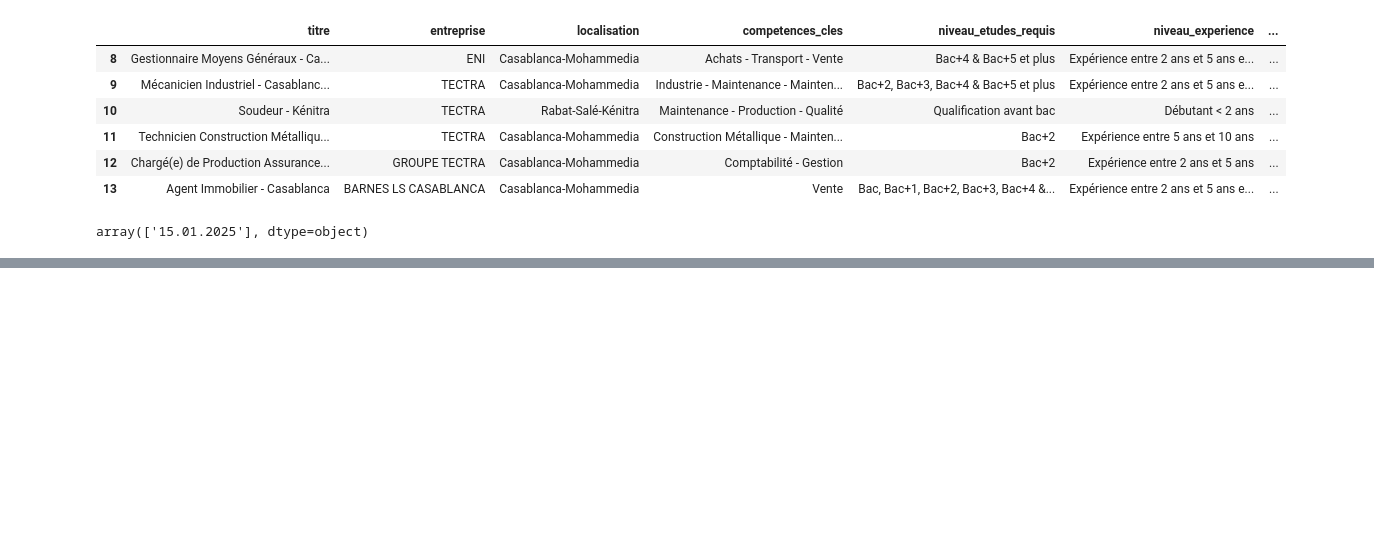
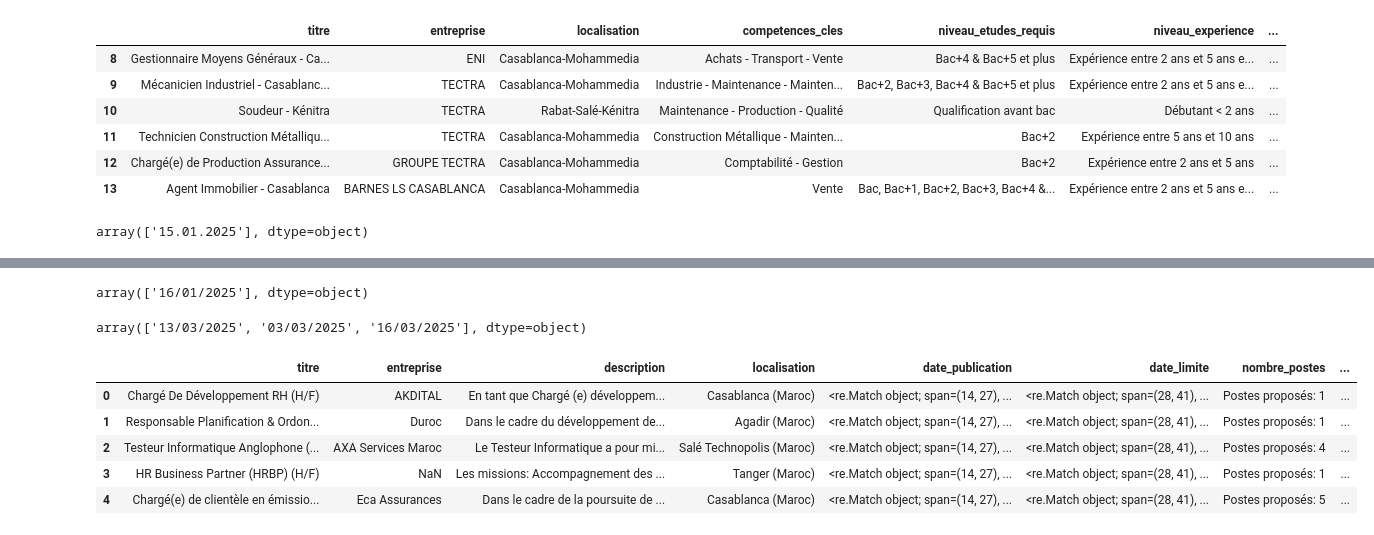
Before and after one commit to abdeladime2003/Job_Recommendation, a Jupyter notebook: tets1.ipynb, the cells around one changed output, grey strips where cells are left out. Cells and saved outputs as stored; diff of their text form; code cells hidden in the pictures; blank space fills up the shorter version.

```diff
--- a/tets1.ipynb
+++ b/tets1.ipynb
@@ -182,0 +286,19 @@ array(['15.01.2025'], dtype=object)
+# %%
+df11["date_publication"].unique()
+# %% [output]
+array(['16/01/2025'], dtype=object)
+# %%
+df11["date_limite"].unique()
+# %% [output]
+array(['13/03/2025', '03/03/2025', '16/03/2025'], dtype=object)
+# %%
+df12=pd.read_csv(r"C:\Users\LENOVO\Desktop\project_job\offres_rekrute.csv")
+# %%
+df12.head()
+# %% [output]
+|  | titre | entreprise | description | localisation | date_publication | date_limite | nombre_postes | ... |
+| 0 | Chargé De Développement RH (H/F) | AKDITAL | En tant que Chargé (e) développem... | Casablanca (Maroc) | <re.Match object; span=(14, 27), ... | <re.Match object; span=(28, 41), ... | Postes proposés: 1 | ... |
+| 1 | Responsable Planification & Ordon... | Duroc | Dans le cadre du développement de... | Agadir (Maroc) | <re.Match object; span=(14, 27), ... | <re.Match object; span=(28, 41), ... | Postes proposés: 1 | ... |
+| 2 | Testeur Informatique Anglophone (... | AXA Services Maroc | Le Testeur Informatique a pour mi... | Salé Technopolis (Maroc) | <re.Match object; span=(14, 27), ... | <re.Match object; span=(28, 41), ... | Postes proposés: 4 | ... |
+| 3 | HR Business Partner (HRBP) (H/F) | NaN | Les missions: Accompagnement des ... | Tanger (Maroc) | <re.Match object; span=(14, 27), ... | <re.Match object; span=(28, 41), ... | Postes proposés: 1 | ... |
+| 4 | Chargé(e) de clientèle en émissio... | Eca Assurances | Dans le cadre de la poursuite de ... | Casablanca (Maroc) | <re.Match object; span=(14, 27), ... | <re.Match object; span=(28, 41), ... | Postes proposés: 5 | ... |
```
Also changed, not shown: parts of 16 cells of this notebook, 7 other files.
